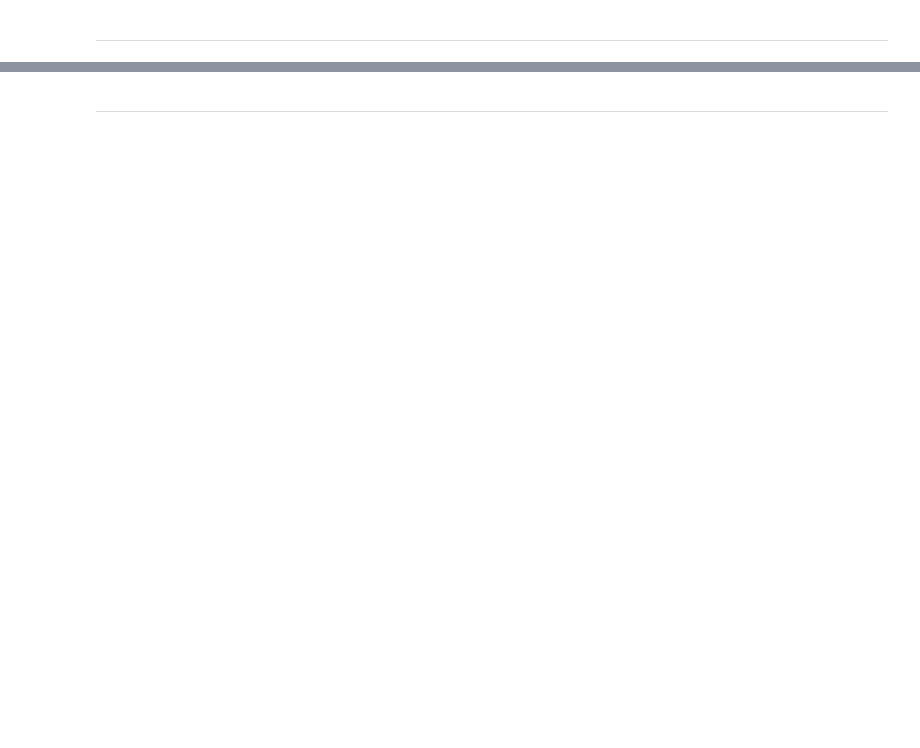
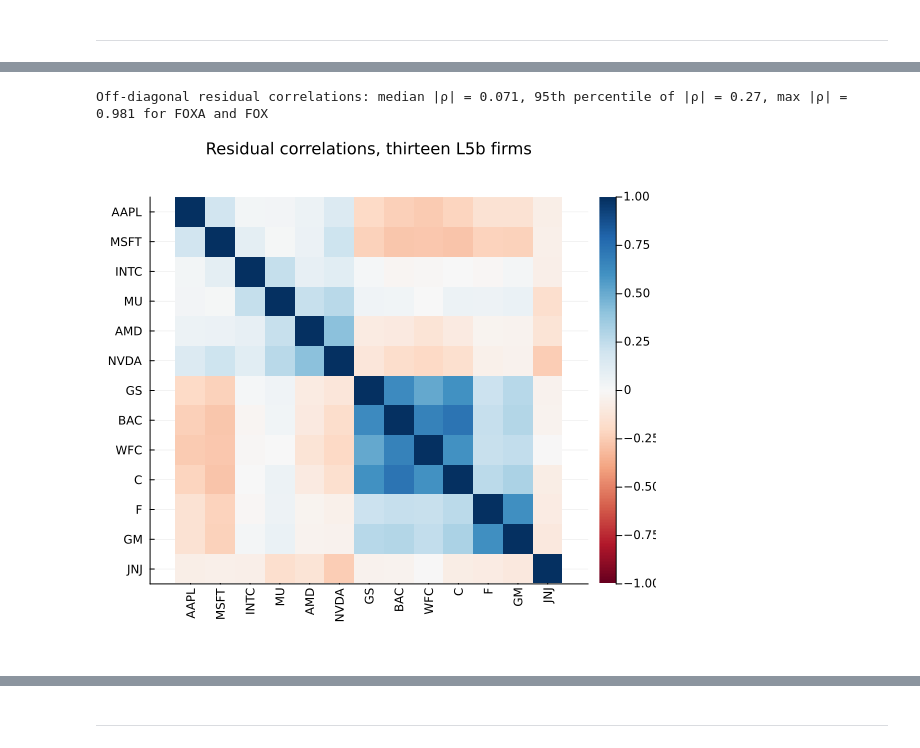
Before and after one commit to varnerlab/CHEME-5660-CourseRepository-Fall-2026, a Jupyter notebook: lectures/week-6/L6a/CHEME-5660-L6a-Example-SVD-SIM-Estimation-Fall-2026.ipynb, the cells around one changed output, grey strips where cells are left out. Drawn from its saved outputs; the diff is of its cells as text; code cells hidden in the pictures; blank space fills up the shorter version.

```diff
--- a/lectures/week-6/L6a/CHEME-5660-L6a-Example-SVD-SIM-Estimation-Fall-2026.ipynb
+++ b/lectures/week-6/L6a/CHEME-5660-L6a-Example-SVD-SIM-Estimation-Fall-2026.ipynb
@@ -336,0 +264,16 @@ end
+# %%
+let
+    others = findall(!=(market_ticker), list_of_tickers);
+    ρ_E = cor(E[:, others]); # residual correlation matrix (SPY excluded)
+    pairs = [(i, j) for i ∈ 1:length(others) for j ∈ 1:(i-1)];
+    offdiag = [ρ_E[i, j] for (i, j) ∈ pairs];
+    k = argmax(abs.(offdiag)); (i_max, j_max) = pairs[k];
+    println("Off-diagonal residual correlations: median |ρ| = $(round(median(abs.(offdiag)), digits=3)), 95th percentile of |ρ| = $(round(quantile(abs.(offdiag), 0.95), digits=3)), max |ρ| = $(round(abs(offdiag[k]), digits=3)) for $(list_of_tickers[others[i_max]]) and $(list_of_tickers[others[j_max]])")
+    tickers_13 = ["AAPL", "MSFT", "INTC", "MU", "AMD", "NVDA", "GS", "BAC", "WFC", "C", "F", "GM", "JNJ"];
+    idx = [findfirst(==(t), list_of_tickers) for t ∈ tickers_13];
+    heatmap(cor(E[:, idx]), xticks = (1:13, tickers_13), yticks = (1:13, tickers_13), xrotation = 90, color = :RdBu, clims = (-1, 1), colorbar_ticks = (-1:0.5:1),
+        aspect_ratio = :equal, yflip = true, title = "Residual correlations, thirteen L5b firms", titlefontsize = 11, size = (560, 520))
+end
+# %% [output]
+Off-diagonal residual correlations: median |ρ| = 0.071, 95th percentile of |ρ| = 0.27, max |ρ| = 0.981 for FOXA and FOX
+[figure, added]
```
Also changed, not shown: parts of 73 cells of this notebook, 23 other files.
